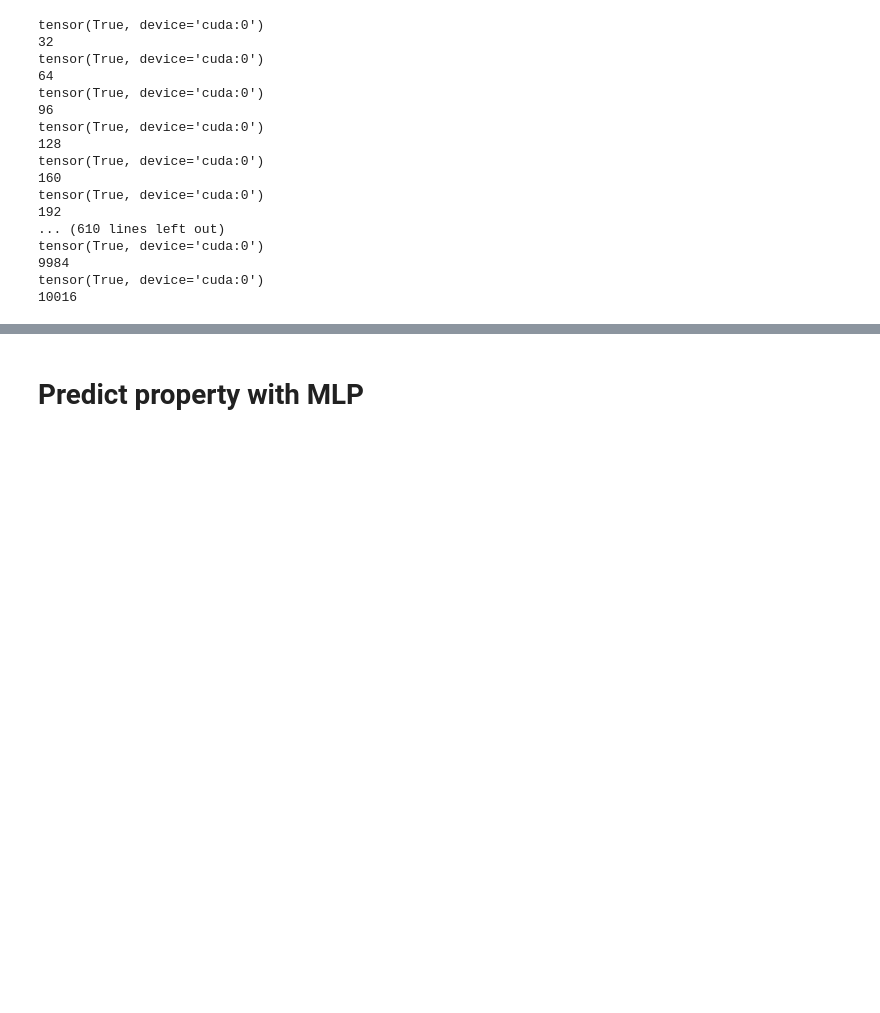
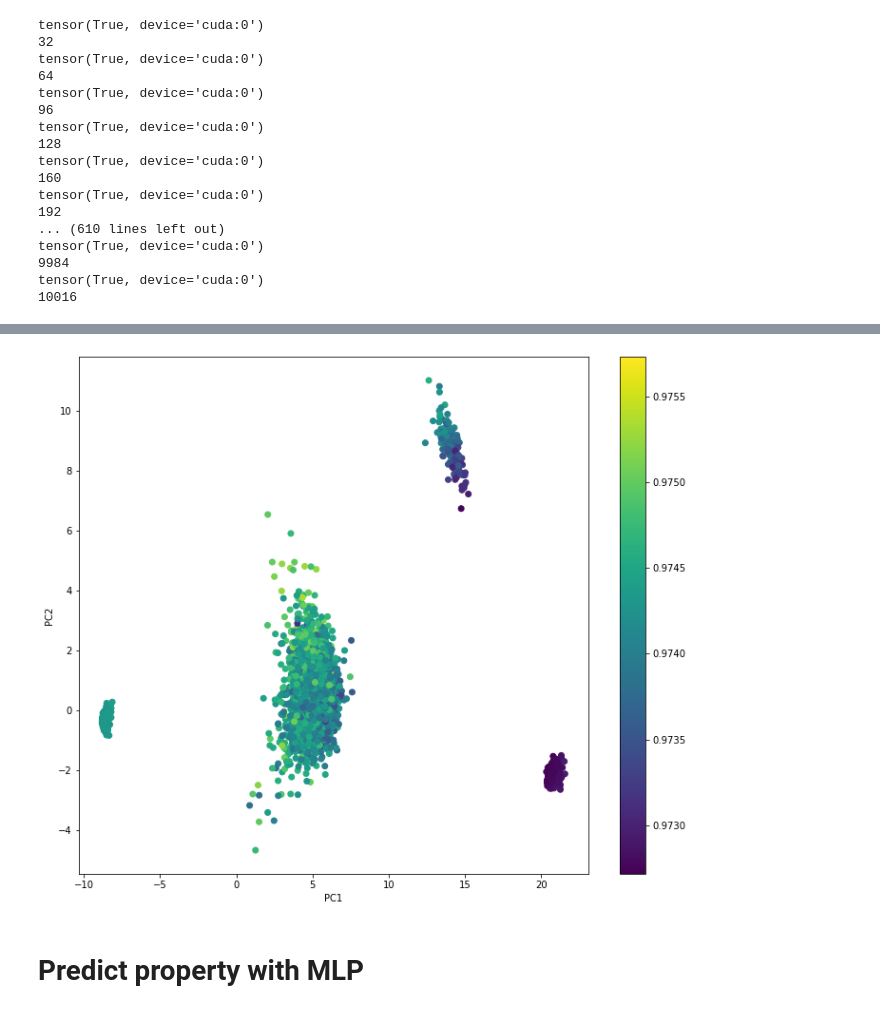
Before and after one commit to panukorn17/drug_discovery_models, a Jupyter notebook: fragment-based-dgm/Latent Space Optimisation.ipynb, the cells around one changed output, grey strips where cells are left out. Saved outputs shown, nothing was run; the diff lists cells and outputs as text; code cells hidden in the pictures; blank space fills up the shorter version.

```diff
--- a/fragment-based-dgm/Latent Space Optimisation.ipynb
+++ b/fragment-based-dgm/Latent Space Optimisation.ipynb
@@ -320,3 +161,16 @@ tensor([[ 1.4013e-45,  0.0000e+00,  5.1844e+22,  ...,  3.0803e-41,
+# %%
+plt.figure(figsize=(12, 10))
+plt.scatter(principalDf['pc1'].to_numpy(),
+            principalDf['pc2'].to_numpy(),
+            c=pred_stack.cpu().detach().numpy())
+plt.xlabel("PC1")
+plt.ylabel("PC2")
+plt.colorbar()
+#plt.xlim(-0.08, -0.075)
+#plt.ylim(-0.055, -0.05)
+plt.show()
+# %% [output]
+[figure, new version]
 # %% [markdown]
 # Predict property with MLP
 # %%
```
Also changed, not shown: parts of 30 cells of this notebook.
